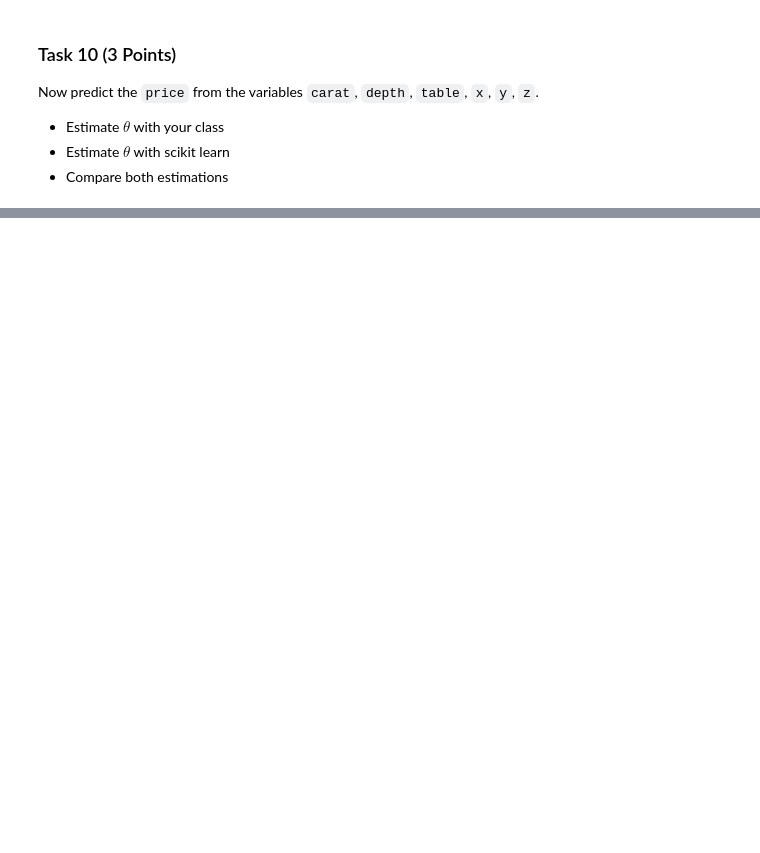
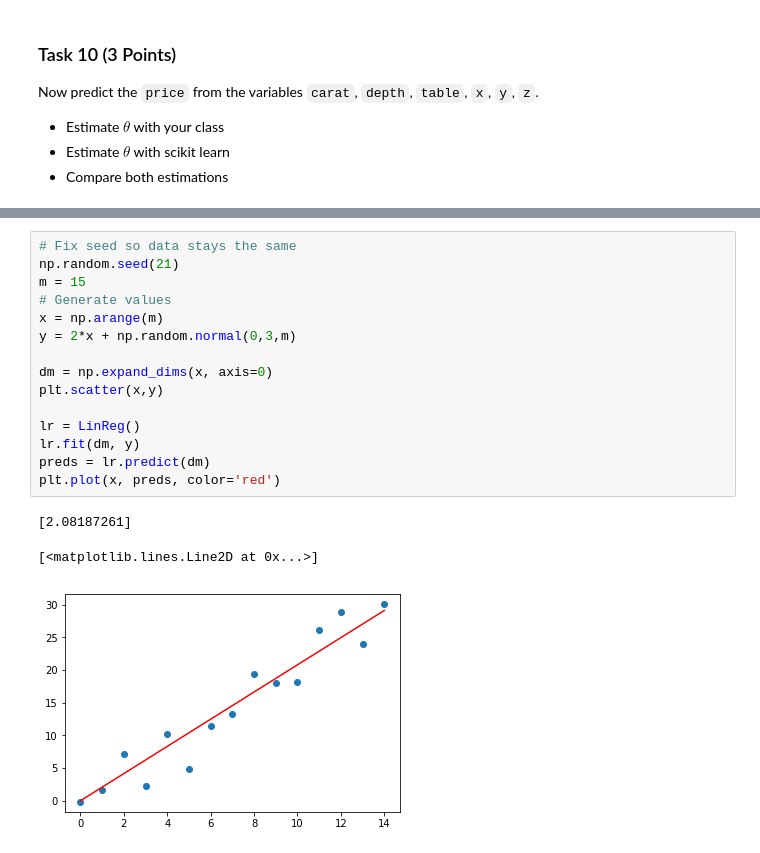
Before and after one commit to matthiasware/AGDML, a Jupyter notebook: exercise_1/solution.ipynb, the cells around one changed output, grey strips where cells are left out. Drawn from its saved outputs; the diff is of its cells as text; blank space fills up the shorter version.

```diff
--- a/exercise_1/solution.ipynb
+++ b/exercise_1/solution.ipynb
@@ -297,0 +336,19 @@ assert np.all(np.isclose(theta, reg.coef_))
+# %%
+# Fix seed so data stays the same
+np.random.seed(21)
+m = 15
+# Generate values
+x = np.arange(m)
+y = 2*x + np.random.normal(0,3,m)
+
+dm = np.expand_dims(x, axis=0)
+plt.scatter(x,y)
+
+lr = LinReg()
+lr.fit(dm, y)
+preds = lr.predict(dm)
+plt.plot(x, preds, color='red')
+# %% [output]
+[2.08187261]
+[<matplotlib.lines.Line2D at 0x...>]
+[figure, added]
```
Also changed, not shown: parts of 26 cells of this notebook.
